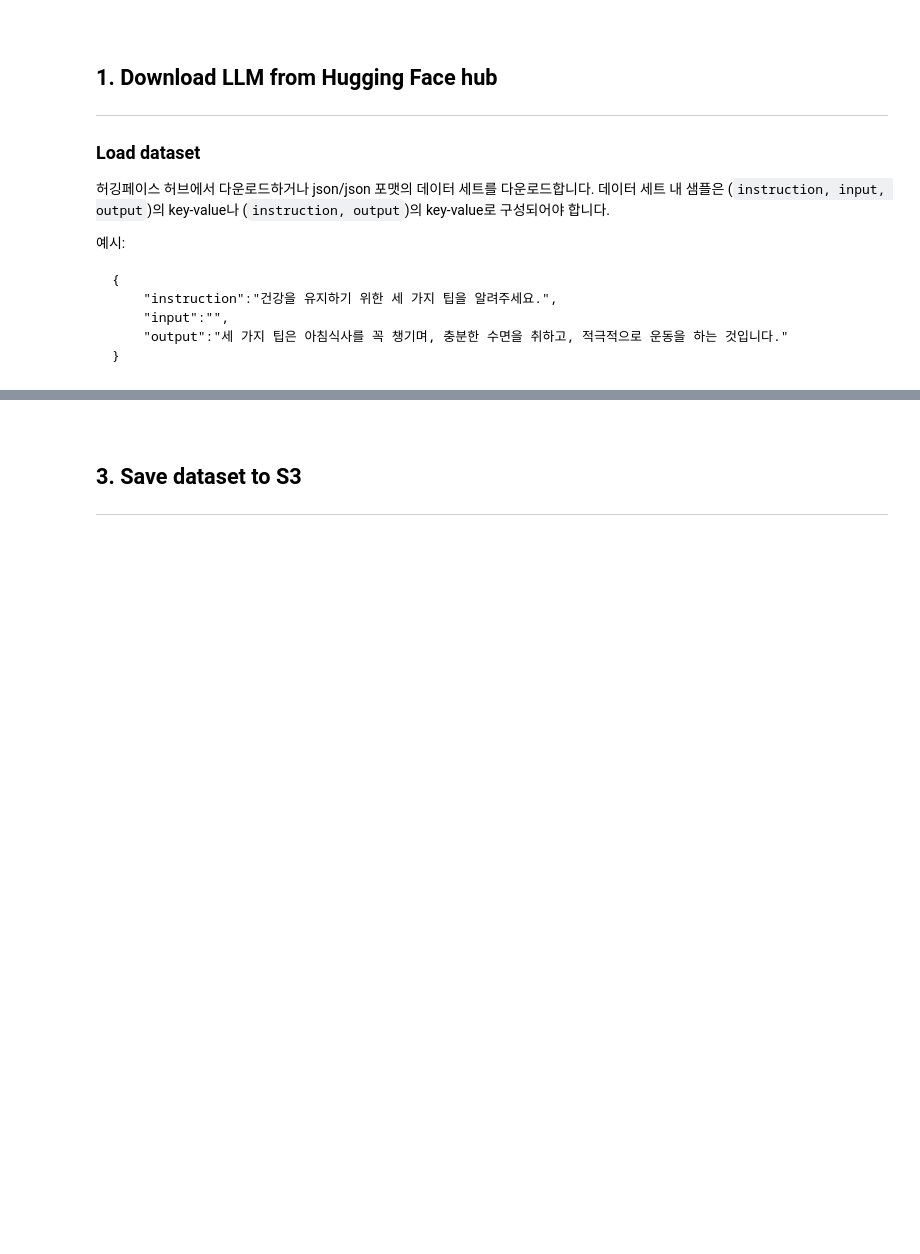
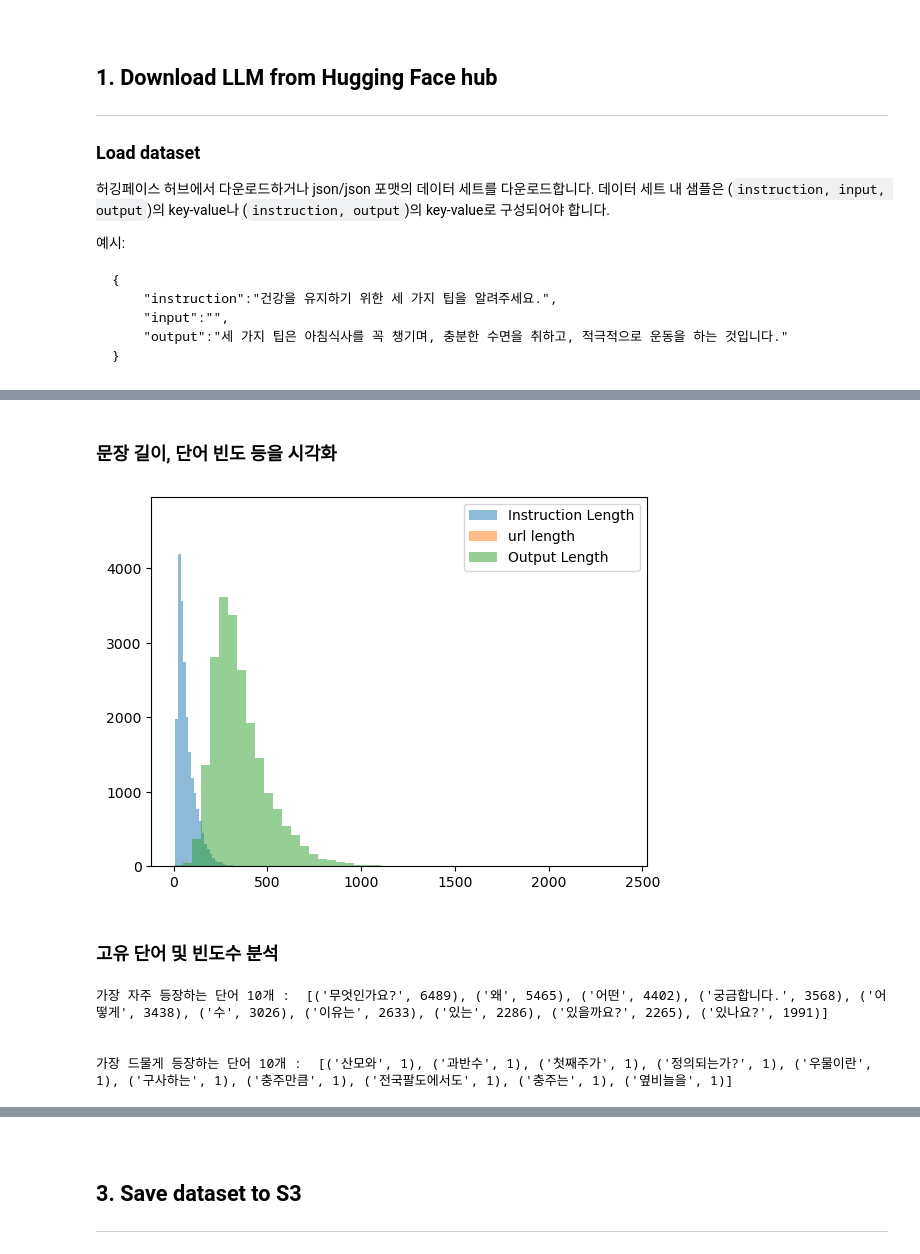
Before and after one commit to daekeun-ml/genai-ko-LLM, a Jupyter notebook: fine-tuning/1_prepare-dataset-chunk-method.ipynb, the cells around one changed output, grey strips where cells are left out. Drawn from its saved outputs; the diff is of its cells as text; code cells hidden in the pictures; blank space fills up the shorter version.

```diff
--- a/fine-tuning/1_prepare-dataset-chunk-method.ipynb
+++ b/fine-tuning/1_prepare-dataset-chunk-method.ipynb
@@ -77,0 +111,5 @@ if not os.path.isdir(model_tar_dir):
+# %%
+import pandas as pd
+# 데이터셋을 pandas DataFrame으로 변환
+df = pd.DataFrame(data['train'])
+df
@@ -77,0 +130,7 @@ if not os.path.isdir(model_tar_dir):
+# %%
+# 문장 길이, 단어 수 등 기본 통계량 계산
+df['instruction_length'] = df['instruction'].apply(len)
+df['output_length'] = df['output'].apply(len)
+df['url_length'] = df['url'].apply(len)
+print(df.describe())
+df
@@ -78,3 +160,37 @@ if not os.path.isdir(model_tar_dir):
+# %% [markdown]
+### 문장 길이, 단어 빈도 등을 시각화
+# %%
+import matplotlib.pyplot as plt
+
+# 문장 길이 분포 시각화
+plt.hist(df['instruction_length'], bins=50, alpha=0.5, label='Instruction Length')
+plt.hist(df['url_length'], bins=50, alpha=0.5, label='url length')
+plt.hist(df['output_length'], bins=50, alpha=0.5, label='Output Length')
+plt.legend(loc='upper right')
+plt.show()
+# %% [output]
+[figure, added]
+# %% [markdown]
+### 고유 단어 및 빈도수 분석
+# %%
+from collections import Counter
+
+# 모든 문장을 단어로 분리
+all_words = ' '.join(df['instruction']).split()
+
+# 단어 빈도수 계산
+word_freq = Counter(all_words)
+
+# 가장 자주 등장하는 단어 10개
+print('가장 자주 등장하는 단어 10개 : ', word_freq.most_common(10))
+print('\n')
+# 가장 드물게 등장하는 단어 10개
+print('가장 드물게 등장하는 단어 10개 : ', word_freq.most_common()[:-11:-1])
+# %% [output]
+가장 자주 등장하는 단어 10개 :  [('무엇인가요?', 6489), ('왜', 5465), ('어떤', 4402), ('궁금합니다.', 3568), ('어떻게', 3438), ('수', 3026), ('이유는', 2633), ('있는', 2286), ('있을까요?', 2265), ('있나요?', 1991)]
+
+
+가장 드물게 등장하는 단어 10개 :  [('산모와', 1), ('과반수', 1), ('첫째주가', 1), ('정의되는가?', 1), ('우물이란', 1), ('구사하는', 1), ('충주만큼', 1), ('전국팔도에서도', 1), ('충주는', 1), ('옆비늘을', 1)]
 # %% [markdown]
 <br>
 
```
Also changed, not shown: parts of 20 cells of this notebook, 3 other files.
